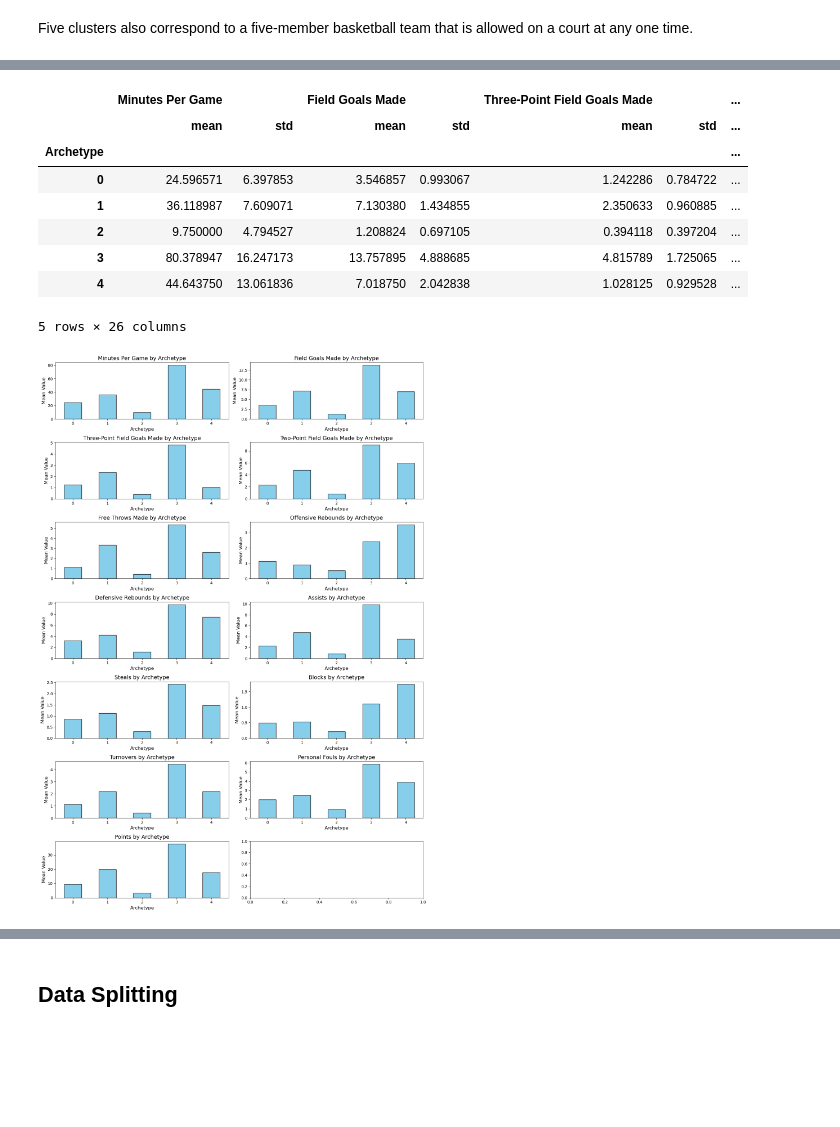
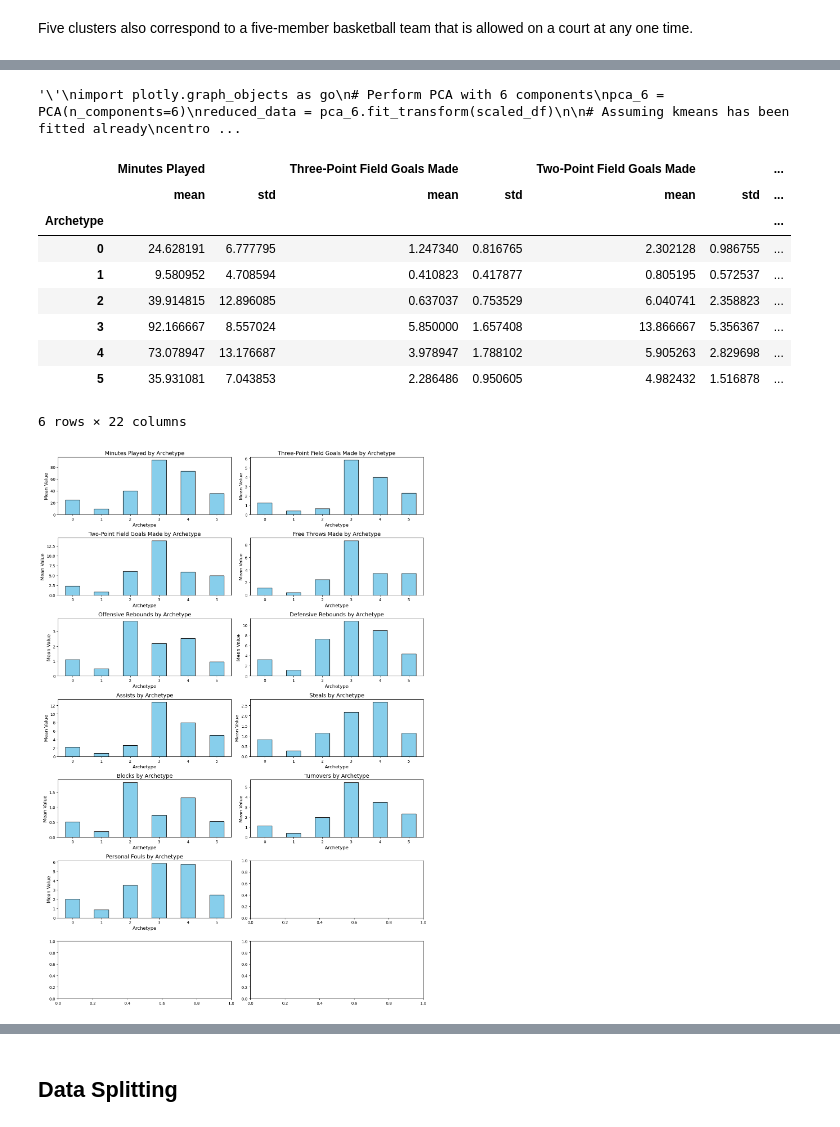
Before and after one commit to nazstephen/NBA-Archetypes, a Jupyter notebook: NBA Archetypes.ipynb, the cells around one changed output, grey strips where cells are left out. Drawn from its saved outputs; the diff is of its cells as text; code cells hidden in the pictures; blank space fills up the shorter version.

Commit message:
decided on clusters to use

```diff
--- a/NBA Archetypes.ipynb
+++ b/NBA Archetypes.ipynb
@@ -233,7 +233,9 @@ df = df.drop(columns=['Age',
                       'Two-Point Field Goal Percentage',
                       'Effective Field Goal Percentage',
                       'Free Throw Percentage',
-                      'Total Rebounds'
+                      'Total Rebounds',
+                      'Field Goals Made',
+                      'Field Goals Attempted'
                       ])
 # %% [markdown]
 1) Rank ('Rk'): This is just an identifier of player rank and does not represent a player's performance, so it does not contribute to clustering.
@@ -248,9 +250,9 @@ aggregated_df = df.groupby('Player Name').agg({
     #'Age': 'first',  # Use the first occurrence of age, assuming age doesn’t change within a season
     #'Games Played': 'sum',  # Total games played
     #'Games Started': 'sum',  # Total games started
-    'Minutes Per Game': 'sum',  # Total minutes played
-    'Field Goals Made': 'sum',  # Total field goals made
-    'Field Goals Attempted': 'sum',  # Total field goals attempted
+    'Minutes Played': 'sum',  # Total minutes played
+    #'Field Goals Made': 'sum',  # Total field goals made
+    #'Field Goals Attempted': 'sum',  # Total field goals attempted
     #'Field Goal Percentage': 'mean',
     'Three-Point Field Goals Made': 'sum',  # Total three-pointers made
     'Three-Point Field Goals Attempted': 'sum',  # Total three-point attempts
@@ -269,8 +271,8 @@ aggregated_df = df.groupby('Player Name').agg({
     'Steals': 'sum',  # Total steals
     'Blocks': 'sum',  # Total blocks
     'Turnovers': 'sum',  # Total turnovers
-    'Personal Fouls': 'sum',  # Total personal fouls
-    'Points': 'sum'   # Total points scored
+    'Personal Fouls': 'sum'  # Total personal fouls
+    #'Points': 'sum'   # Total points scored
 }).reset_index()
 
 # Verify the aggregated data
@@ -424,6 +423,6 @@ For n_components = 16, explained variance ratio is 0.9999979753117123
 # %%
 # Perform PCA to reduce data to 6 components
-pca_6 = PCA(n_components=6)
+pca_6 = PCA(n_components=7)
 reduced_data = pca_6.fit_transform(scaled_df)
 
 # Initialize a list to store silhouette scores
@@ -502,7 +501,7 @@ plt.show()
 "\n# Perform PCA to reduce the data to 6 components\npca = PCA(n_components=6)\nscaled_df_pca_6 = pca.fit_transform(scaled_df)\n\n# Fit KMeans with 5 clusters\nkmeans = KMeans(n_clusters=5, random_sta ...
 # %%
 
-kmeans = KMeans(n_clusters=5, random_state=12345)
+kmeans = KMeans(n_clusters=6, random_state=12345)
 kmeans.fit(reduced_data)
 labels = kmeans.labels_
 
@@ -617,4 +618,5 @@ plt.show()
 # %%
+''''
 import plotly.graph_objects as go
 # Perform PCA with 6 components
 pca_6 = PCA(n_components=6)
@@ -636,11 +638,15 @@ fig.update_layout(
 )
 
 fig.show()
+'''
+# %% [output]
+'\'\nimport plotly.graph_objects as go\n# Perform PCA with 6 components\npca_6 = PCA(n_components=6)\nreduced_data = pca_6.fit_transform(scaled_df)\n\n# Assuming kmeans has been fitted already\ncentro ...
 # %%
 # Grouping by 'Cluster' and calculating the mean for each feature
 cluster_stats = aggregated_df.groupby('Archetype').agg({
-    'Minutes Per Game': ['mean', 'std'],
-    'Field Goals Made': ['mean', 'std'],
+    #'Age': ['mean', 'std'],
+    #'Games Played': ['mean', 'std'],
+    'Minutes Played': ['mean', 'std'],
     'Three-Point Field Goals Made': ['mean', 'std'],
     'Two-Point Field Goals Made': ['mean', 'std'],
     'Free Throws Made': ['mean', 'std'],
@@ -650,50 +656,51 @@ cluster_stats = aggregated_df.groupby('Archetype').agg({
     'Steals': ['mean', 'std'],
     'Blocks': ['mean', 'std'],
     'Turnovers': ['mean', 'std'],
-    'Personal Fouls': ['mean', 'std'],
-    'Points': ['mean', 'std']
+    'Personal Fouls': ['mean', 'std']
+    #'Points': ['mean', 'std']
 })
 display(cluster_stats)
 
 
 # Flatten the multi-level column names for easier access
 cluster_stats.columns = ['_'.join(col).strip() for col in cluster_stats.columns.values]
 
 # List of features to plot
-features = ['Minutes Per Game', 'Field Goals Made', 'Three-Point Field Goals Made',
+features = ['Minutes Played', 'Three-Point Field Goals Made',
             'Two-Point Field Goals Made', 'Free Throws Made', 'Offensive Rebounds',
             'Defensive Rebounds', 'Assists', 'Steals', 'Blocks', 'Turnovers',
-            'Personal Fouls', 'Points']
+            'Personal Fouls']
 
 # Set up the figure for the bar plots
 fig, axes = plt.subplots(nrows=7, ncols=2, figsize=(14, 20))  # 7 rows, 2 columns of bar charts
 axes = axes.flatten()
 
 # Loop over the features and plot the bar chart for each
 for i, feature in enumerate(features):
     # Plot the mean for each cluster
     cluster_stats[f'{feature}_mean'].plot(kind='bar', ax=axes[i], color='skyblue', edgecolor='black')
 
     # Add title and labels
     axes[i].set_title(f'{feature} by Archetype', fontsize=14)
     axes[i].set_xlabel('Archetype', fontsize=12)
     axes[i].set_ylabel('Mean Value', fontsize=12)
     axes[i].set_xticklabels(cluster_stats.index, rotation=0)
 
 # Adjust the layout for better spacing
 plt.tight_layout()
 plt.show()
 # %% [output]
-|  | Minutes Per Game |  | Field Goals Made |  | Three-Point Field Goals Made |  | ... |
+|  | Minutes Played |  | Three-Point Field Goals Made |  | Two-Point Field Goals Made |  | ... |
 |  | mean | std | mean | std | mean | std | ... |
 | Archetype |  |  |  |  |  |  | ... |
-| 0 | 24.596571 | 6.397853 | 3.546857 | 0.993067 | 1.242286 | 0.784722 | ... |
-| 1 | 36.118987 | 7.609071 | 7.130380 | 1.434855 | 2.350633 | 0.960885 | ... |
-| 2 | 9.750000 | 4.794527 | 1.208824 | 0.697105 | 0.394118 | 0.397204 | ... |
-| 3 | 80.378947 | 16.247173 | 13.757895 | 4.888685 | 4.815789 | 1.725065 | ... |
-| 4 | 44.643750 | 13.061836 | 7.018750 | 2.042838 | 1.028125 | 0.929528 | ... |
+| 0 | 24.628191 | 6.777795 | 1.247340 | 0.816765 | 2.302128 | 0.986755 | ... |
+| 1 | 9.580952 | 4.708594 | 0.410823 | 0.417877 | 0.805195 | 0.572537 | ... |
+| 2 | 39.914815 | 12.896085 | 0.637037 | 0.753529 | 6.040741 | 2.358823 | ... |
+| 3 | 92.166667 | 8.557024 | 5.850000 | 1.657408 | 13.866667 | 5.356367 | ... |
+| 4 | 73.078947 | 13.176687 | 3.978947 | 1.788102 | 5.905263 | 2.829698 | ... |
+| 5 | 35.931081 | 7.043853 | 2.286486 | 0.950605 | 4.982432 | 1.516878 | ... |
-5 rows × 26 columns
+6 rows × 22 columns
-[figure, old version]
+[figure, new version]
 # %%
 from sklearn.ensemble import RandomForestClassifier
 import pandas as pd
```
Also changed, not shown: parts of 18 cells of this notebook.
